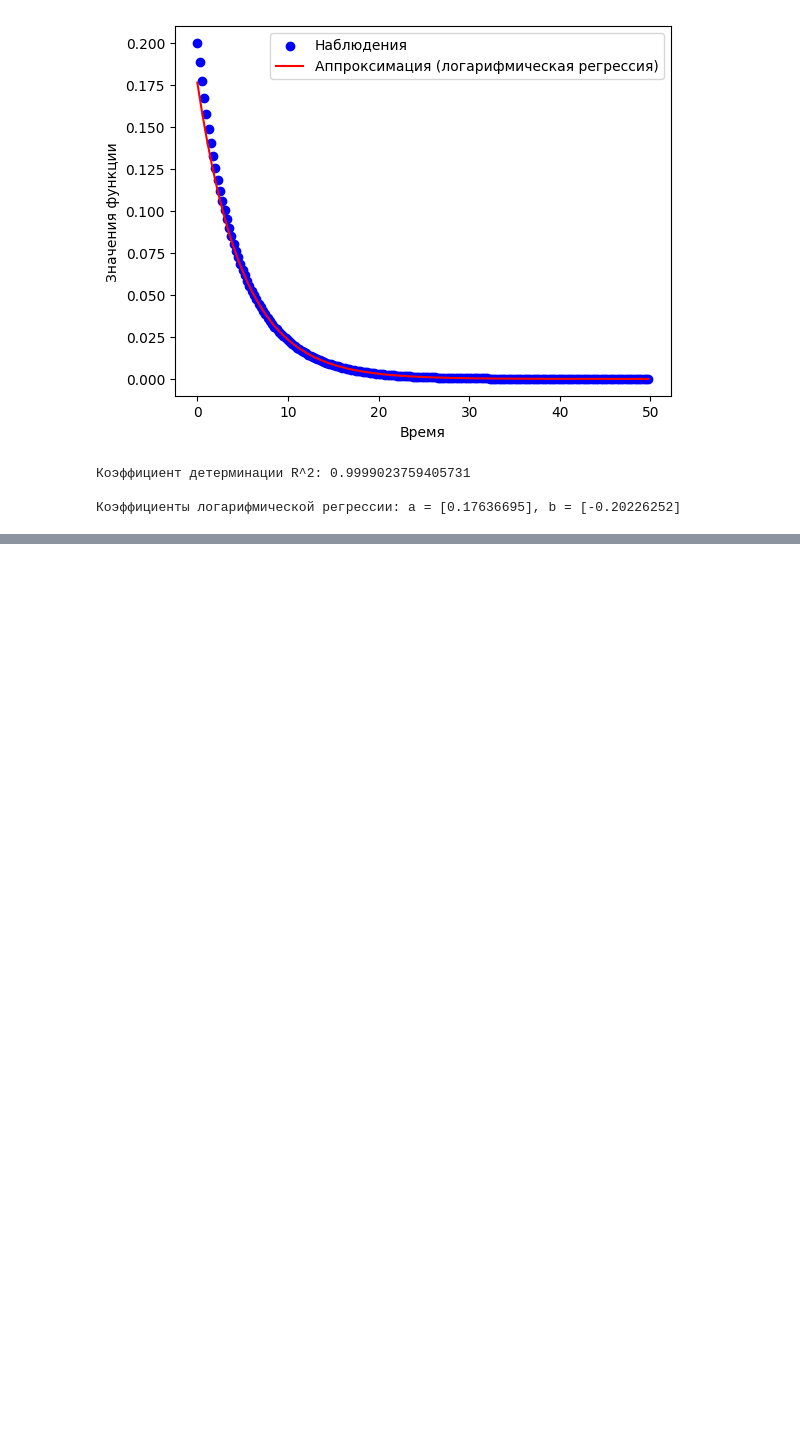
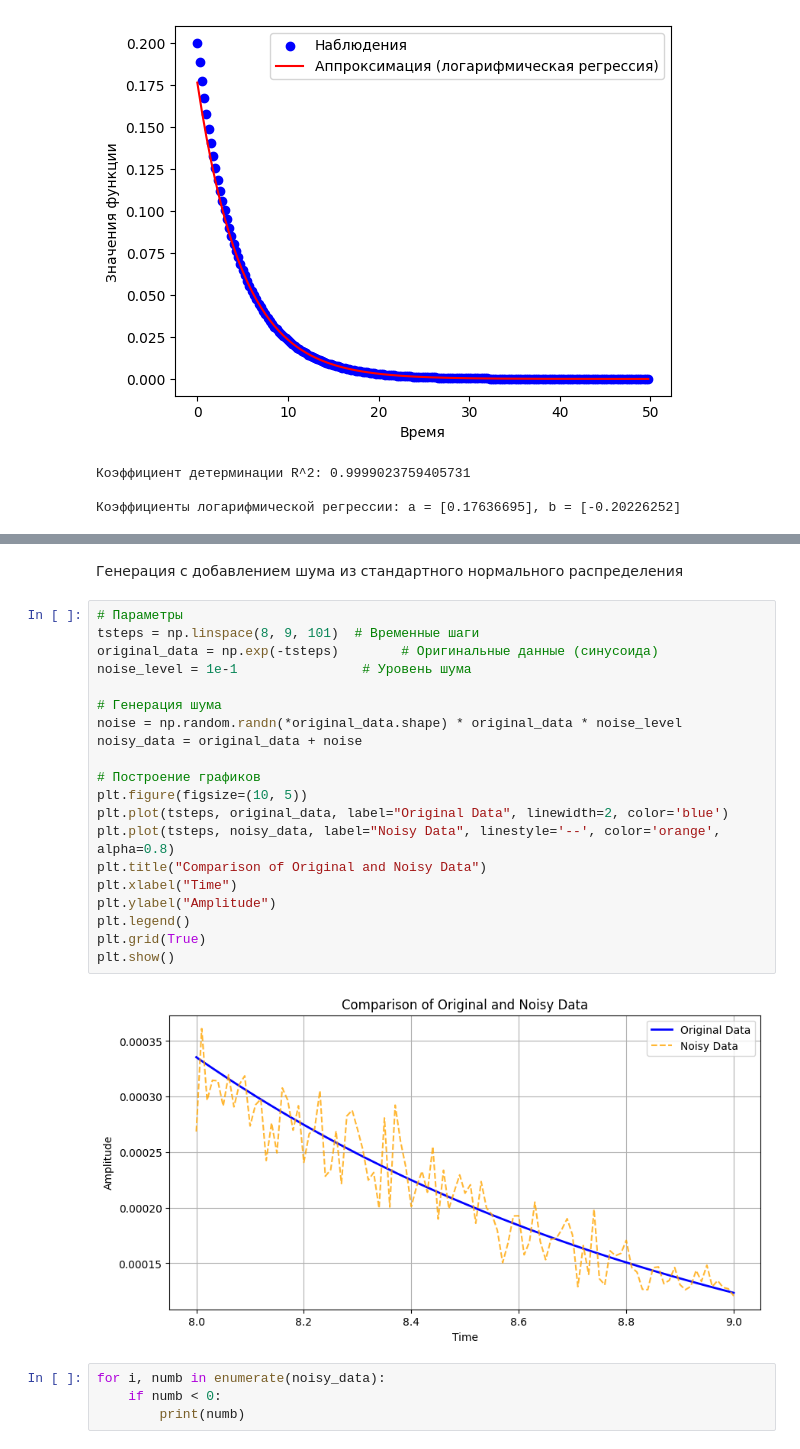
Before and after one commit to Lirik-17/Chemistry, a Jupyter notebook: My_chem_gen/Задача Бориса.ipynb, the cells around one changed output, grey strips where cells are left out. Drawn from its saved outputs; the diff is of its cells as text; blank space fills up the shorter version.

```diff
--- a/My_chem_gen/Задача Бориса.ipynb
+++ b/My_chem_gen/Задача Бориса.ipynb
@@ -487,0 +526,28 @@ print(f"Коэффициенты логарифмической регресси
+# %% [markdown]
+Генерация с добавлением шума из стандартного нормального распределения
+# %%
+# Параметры
+tsteps = np.linspace(8, 9, 101)  # Временные шаги
+original_data = np.exp(-tsteps)        # Оригинальные данные (синусоида)
+noise_level = 1e-1                # Уровень шума
+
+# Генерация шума
+noise = np.random.randn(*original_data.shape) * original_data * noise_level
+noisy_data = original_data + noise
+
+# Построение графиков
+plt.figure(figsize=(10, 5))
+plt.plot(tsteps, original_data, label="Original Data", linewidth=2, color='blue')
+plt.plot(tsteps, noisy_data, label="Noisy Data", linestyle='--', color='orange', alpha=0.8)
+plt.title("Comparison of Original and Noisy Data")
+plt.xlabel("Time")
+plt.ylabel("Amplitude")
+plt.legend()
+plt.grid(True)
+plt.show()
+# %% [output]
+[figure, added]
+# %%
+for i, numb in enumerate(noisy_data):
+    if numb < 0:
+        print(numb)
```
Also changed, not shown: parts of 16 cells of this notebook.
